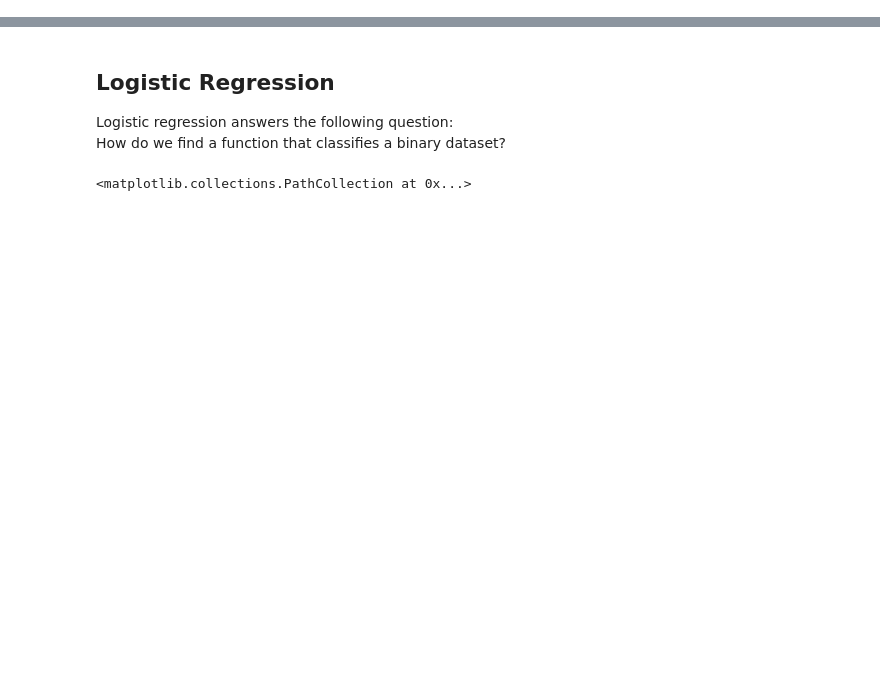
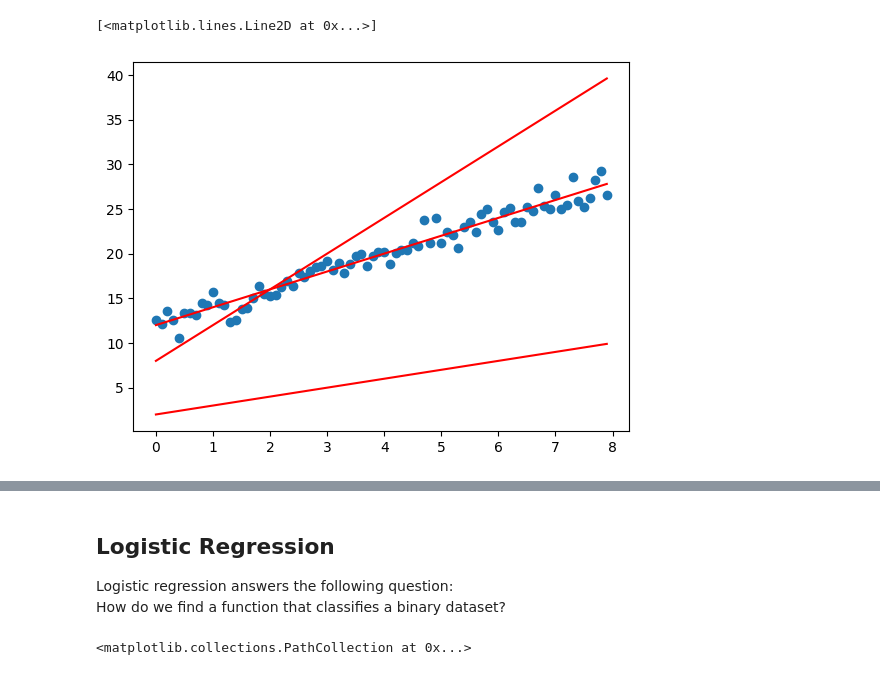
Before and after one commit to LucaM185/GPTs-from-scratch, a Jupyter notebook: 1 - Regression.ipynb, the cells around one changed output, grey strips where cells are left out. Saved outputs shown, nothing was run; the diff lists cells and outputs as text; code cells hidden in the pictures; blank space fills up the shorter version.

```diff
--- a/1 - Regression.ipynb
+++ b/1 - Regression.ipynb
@@ -32,0 +29,12 @@ Now that we have a function going from dataset and parameters to loss, we can us
+# %%
+pred1 = 1 * x + 2
+pred2 = 2 * x + 12
+pred3 = 4 * x + 8
+
+plt.scatter(x, y)
+plt.plot(x, pred1.detach().numpy(), color='red')
+plt.plot(x, pred2.detach().numpy(), color='red')
+plt.plot(x, pred3.detach().numpy(), color='red')
+# %% [output]
+[<matplotlib.lines.Line2D at 0x...>]
+[figure, added]
```
Also changed, not shown: parts of 9 cells of this notebook, 1 other file.
